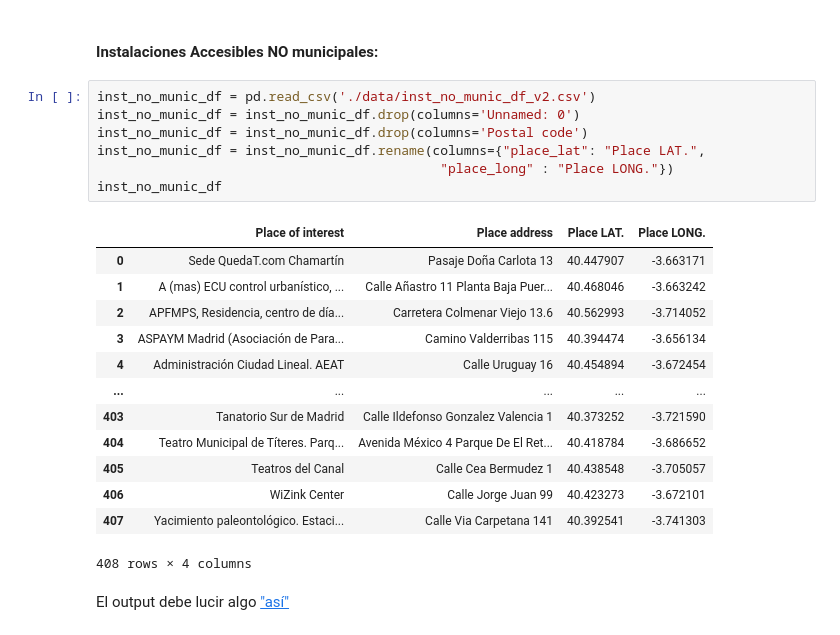
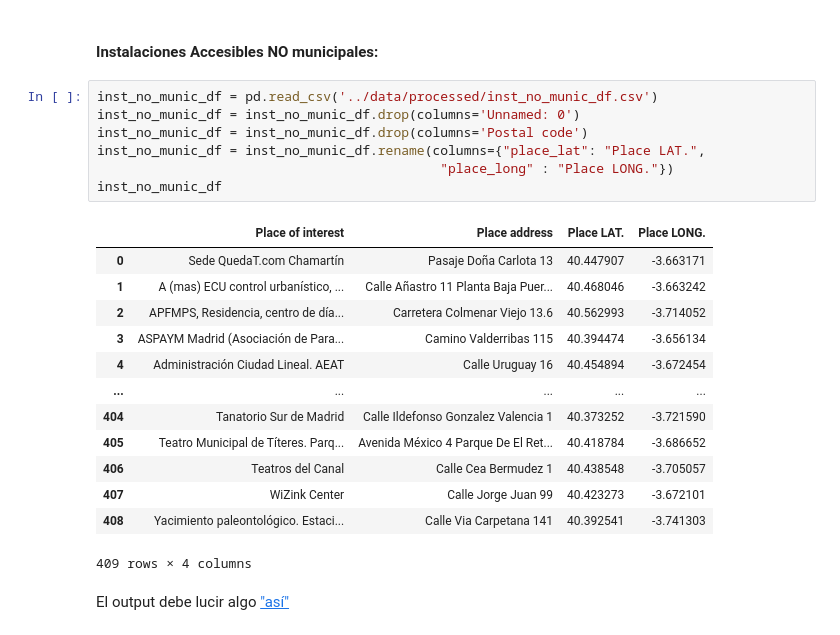
Before and after one commit to AndrewBavuels/MAD-Bicycles-through-Data-Pipelines, a Jupyter notebook: notebooks/4. Funciones.ipynb, the cells around one changed output. Saved outputs shown, nothing was run; the diff lists cells and outputs as text.

```diff
--- a/notebooks/4. Funciones.ipynb
+++ b/notebooks/4. Funciones.ipynb
@@ -120,25 +120,25 @@ biciparks_df
 # %% [markdown]
 #### Instalaciones Accesibles NO municipales:
 # %%
-inst_no_munic_df = pd.read_csv('./data/inst_no_munic_df_v2.csv')
+inst_no_munic_df = pd.read_csv('../data/processed/inst_no_munic_df.csv')
 inst_no_munic_df = inst_no_munic_df.drop(columns='Unnamed: 0')
 inst_no_munic_df = inst_no_munic_df.drop(columns='Postal code')
 inst_no_munic_df = inst_no_munic_df.rename(columns={"place_lat": "Place LAT.",
                                             "place_long" : "Place LONG."})
 inst_no_munic_df
 # %% [output]
 |  | Place of interest | Place address | Place LAT. | Place LONG. |
 | 0 | Sede QuedaT.com Chamartín | Pasaje Doña Carlota 13 | 40.447907 | -3.663171 |
 | 1 | A (mas) ECU control urbanístico, ... | Calle Añastro 11 Planta Baja Puer... | 40.468046 | -3.663242 |
 | 2 | APFMPS, Residencia, centro de día... | Carretera Colmenar Viejo 13.6 | 40.562993 | -3.714052 |
 | 3 | ASPAYM Madrid (Asociación de Para... | Camino Valderribas 115 | 40.394474 | -3.656134 |
 | 4 | Administración Ciudad Lineal. AEAT | Calle Uruguay 16 | 40.454894 | -3.672454 |
 | ... | ... | ... | ... | ... |
-| 403 | Tanatorio Sur de Madrid | Calle Ildefonso Gonzalez Valencia 1 | 40.373252 | -3.721590 |
-| 404 | Teatro Municipal de Títeres. Parq... | Avenida México 4 Parque De El Ret... | 40.418784 | -3.686652 |
-| 405 | Teatros del Canal | Calle Cea Bermudez 1 | 40.438548 | -3.705057 |
-| 406 | WiZink Center | Calle Jorge Juan 99 | 40.423273 | -3.672101 |
-| 407 | Yacimiento paleontológico. Estaci... | Calle Via Carpetana 141 | 40.392541 | -3.741303 |
+| 404 | Tanatorio Sur de Madrid | Calle Ildefonso Gonzalez Valencia 1 | 40.373252 | -3.721590 |
+| 405 | Teatro Municipal de Títeres. Parq... | Avenida México 4 Parque De El Ret... | 40.418784 | -3.686652 |
+| 406 | Teatros del Canal | Calle Cea Bermudez 1 | 40.438548 | -3.705057 |
+| 407 | WiZink Center | Calle Jorge Juan 99 | 40.423273 | -3.672101 |
+| 408 | Yacimiento paleontológico. Estaci... | Calle Via Carpetana 141 | 40.392541 | -3.741303 |
-408 rows × 4 columns
+409 rows × 4 columns
 # %% [markdown]
 El output debe lucir algo ["así"](https://github.com/ih-datapt-mad/ih_datamadpt0923_project_m1)
```
Also changed, not shown: parts of 26 cells of this notebook, 41 other files.
